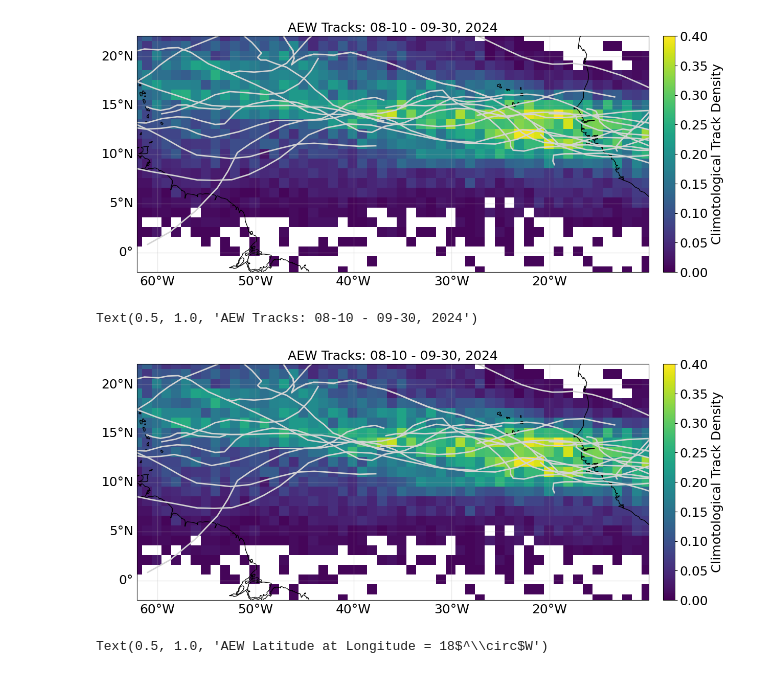
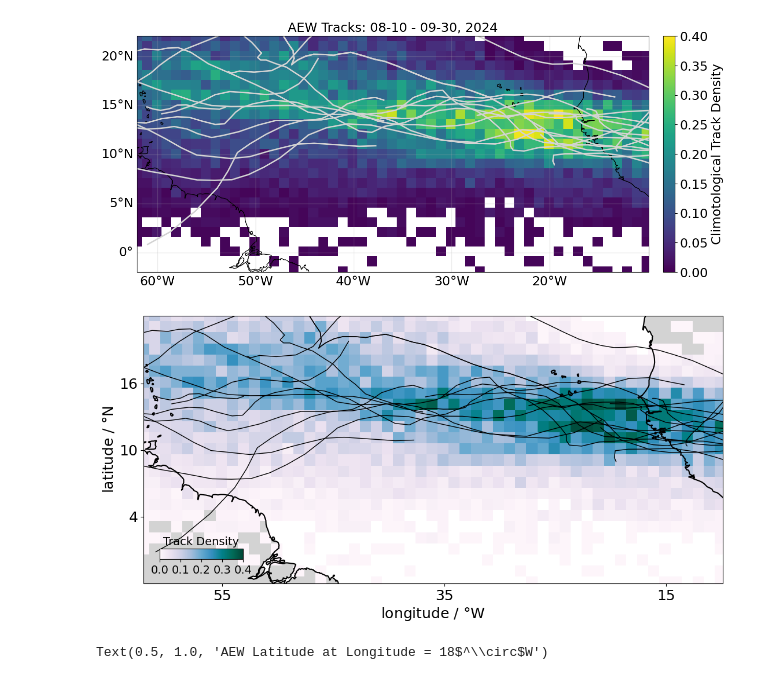
Before and after one commit to allison-wing/PICCOLO, a Jupyter notebook: plot_AEWtracks_ERA5_BOWTIE_climo.ipynb, the cells around one changed output. Cells and saved outputs as stored; diff of their text form; code cells hidden in the pictures.

Commit message:
colorbar

```diff
--- a/plot_AEWtracks_ERA5_BOWTIE_climo.ipynb
+++ b/plot_AEWtracks_ERA5_BOWTIE_climo.ipynb
@@ -48,7 +49,7 @@ AEW Climatology
 
 #Load one file to get lat/lon arrays
 #ds = xr.open_dataset('/Users/awing/Dropbox/AEWtracks/ERA5_AEW_TRACKS/AEW_tracks_post_processed_year_1986.nc')
-ds = xr.open_dataset('/Users/awing/Dropbox/AEWtracks/ERA5_WITH_EPAC/ERA5_AEW_tracks_with_basins_1986.nc')
+ds = xr.open_dataset('/Users/allisonwing/Dropbox/AEWtracks/ERA5_WITH_EPAC/ERA5_AEW_tracks_with_basins_1986.nc')
 lat = ds['latitude'].values
 lon = ds['longitude'].values
 
@@ -64,7 +65,7 @@ start_date = cftime.DatetimeGregorian(1900, 1, 1, 0, 0, 0)  # Use cftime for hig
 for i, year in enumerate(years):
     # Define file path (adjust with actual file path structure)
     #fname = f'/Users/awing/Dropbox/AEWtracks/ERA5_AEW_TRACKS/AEW_tracks_post_processed_year_{year}.nc' #Quinton's tracks over Atlantic
-    fname = f'/Users/awing/Dropbox/AEWtracks/ERA5_WITH_EPAC/ERA5_AEW_tracks_with_basins_{year}.nc' #Quinton's updated tracks over ATL & EPAC
+    fname = f'/Users/allisonwing/Dropbox/AEWtracks/ERA5_WITH_EPAC/ERA5_AEW_tracks_with_basins_{year}.nc' #Quinton's updated tracks over ATL & EPAC
 
     # Open the NetCDF file for the current year
     with xr.open_dataset(fname, decode_times=False) as ds:
@@ -162,7 +163,7 @@ AEW tracks during BOWTIE
 #Open the file with the AEW tracks from August-September 2024
 #ds = xr.open_dataset('./AEWtracking/AEW_tracks_BOWTIE_post_processed.nc',decode_times=False) #mine
 #ds = xr.open_dataset('/Users/awing/Dropbox/AEWtracks/tracks_2024/ERA5_AEW_tracks_with_basins_2024.nc',decode_times=False) #Quinton's updated tracks over ATL & EPAC
-ds = xr.open_dataset('/Users/awing/Dropbox/AEWtracks/ERA5_WITH_EPAC/ERA5_AEW_tracks_with_basins_2024.nc',decode_times=False) #Quinton's updated tracks over ATL & EPAC
+ds = xr.open_dataset('/Users/allisonwing/Dropbox/AEWtracks/ERA5_WITH_EPAC/ERA5_AEW_tracks_with_basins_2024.nc',decode_times=False) #Quinton's updated tracks over ATL & EPAC
 
 AEW_lon2024 = ds['AEW_lon_smooth'].values  # System x Time
 AEW_lat2024 = ds['AEW_lat_smooth'].values
@@ -300,40 +301,39 @@ ax.set_title(f'AEW Tracks: {mon1:02d}-{day1:02d} - {mon2:02d}-{day2:02d}, 2024',
 Text(0.5, 1.0, 'AEW Tracks: 08-10 - 09-30, 2024')
 [figure]
 # %%
-plt.figure(figsize = (18, 6))
-ax = plt.axes(projection=ccrs.PlateCarree())
-ax.coastlines(resolution = '50m',linewidth=1.5,alpha=1)
-ax1.set_extent([lonMin, lonMax, latMin, latMax], crs=ccrs.PlateCarree())
-ax1.coastlines(resolution = '50m',alpha=1.0,linewidth=1.5)
-ax1.add_feature(cfeature.LAND, facecolor='lightgray')
-ax1.set_yticks([4, 10, 16])
-ax1.yaxis.tick_left()
-ax1.yaxis.set_label_position("left")
-ax1.set_xticks([-55,-35,-15])
-ax1.set_xticklabels([55,35,15])
-ax1.tick_params(labelsize=18)
-ax1.set_ylabel(r"latitude / $\degree$N", fontsize=18)
-ax1.set_xlabel(r"longitude / $\degree$W", fontsize=18)
+fig, ax = plt.subplots(figsize = (18, 6), subplot_kw={'projection': ccrs.PlateCarree()})
+ax.set_xlim(lon1, lon2)
+ax.set_ylim(lat1, lat2)
+ax.coastlines(resolution = '50m',alpha=1.0,linewidth=1.5)
+ax.add_feature(cfeature.LAND, facecolor='lightgray')
+ax.set_yticks([4, 10, 16])
+ax.yaxis.tick_left()
+ax.yaxis.set_label_position("left")
+ax.set_xticks([-55,-35,-15])
+ax.set_xticklabels([55,35,15])
+ax.tick_params(labelsize=18)
+ax.set_ylabel(r"latitude / $\degree$N", fontsize=18)
+ax.set_xlabel(r"longitude / $\degree$W", fontsize=18)
 
 #plot the track density
-contourplot = plt.contourf(Xp, Yp, trden_avg, levels=np.linspace(0, 0.4, 21))
+#contourplot = plt.contourf(Xp, Yp, trden_avg, levels=np.linspace(0, 0.4, 10))
+plt.pcolormesh(Xp, Yp, trden_avg, vmin=0, vmax=0.40,cmap='PuBuGn',alpha = 1)
 
 # Add colorbar
-cbar_ax = fig.add_axes([0.08, 0.18, 0.1, 0.04])  # [left, bottom, width, height] in figure fraction
-cbar = plt.colorbar(contourplot, cax=cbar_ax, orientation='horizontal')
+cbar_ax = fig.add_axes([0.25, 0.18, 0.08, 0.03])  # [left, bottom, width, height] in figure fraction
+cbar = plt.colorbar(cax=cbar_ax, orientation='horizontal')
 cbar.ax.xaxis.set_label_position('top')
-cbar.ax.xaxis.set_ticks_position('top')
-cbar.set_label('Climotological Track Density',fontsize=14)  #add a label to the colorbar
-cbar.set_ticks(np.linspace(0,0.4,4))
-cbar.set_ticklabels([f'{x:.0f}' for x in np.linspace(0,0.4,4)],fontsize=14)
+cbar.ax.xaxis.set_ticks_position('bottom')
+cbar.set_label('Track Density',fontsize=14,color='black')  #add a label to the colorbar
+cbar.set_ticks(np.linspace(0,0.4,5))
+cbar.set_ticklabels([f'{x:1.1f}' for x in np.linspace(0,0.4,5)],fontsize=14)
 
 #plot the AEW tracks in 2024
 nAEW2024, ntimeAEW2024 = AEWlat2024.shape
 for i in range(nAEW2024):
-    ax.plot(AEWlon2024[i, :], AEWlat2024[i, :], 'lightgray', linewidth=2)
+    ax.plot(AEWlon2024[i, :], AEWlat2024[i, :], 'black', linewidth=1)
 # %% [output]
-Text(0.5, 1.0, 'AEW Tracks: 08-10 - 09-30, 2024')
-[figure, old version]
+[figure, new version]
 # %%
 plt.figure(figsize = (18, 6))
 ax = plt.axes(projection=ccrs.PlateCarree())
```
Also changed, not shown: parts of 1 cell of this notebook.
